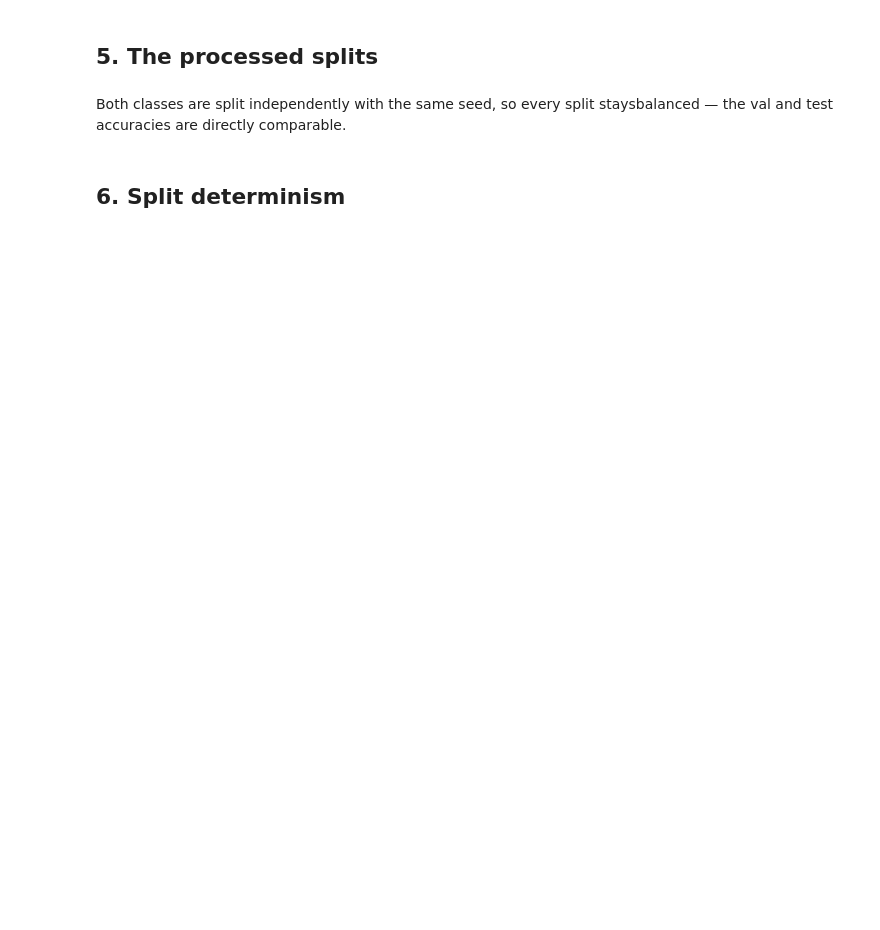
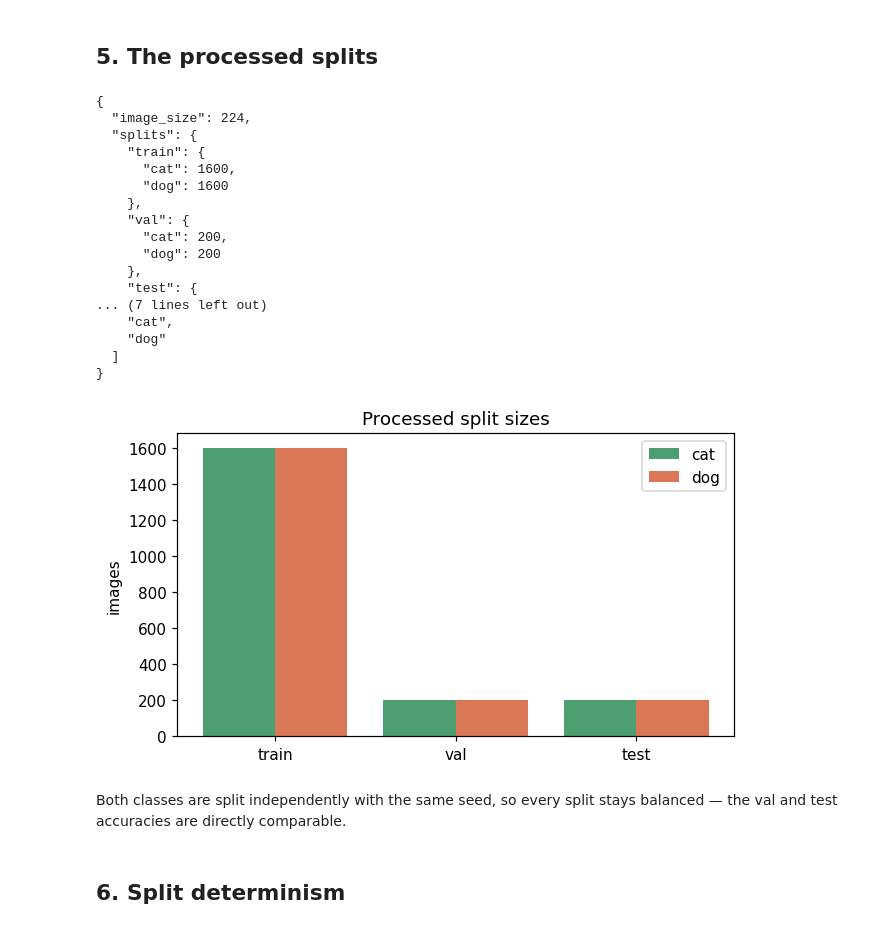
Before and after one commit to krupashankarsugi/mlops-assignment-2, a Jupyter notebook: notebooks/01_eda.ipynb, the cells around one changed output. Drawn from its saved outputs; the diff is of its cells as text; code cells hidden in the pictures; blank space fills up the shorter version.

```diff
--- a/notebooks/01_eda.ipynb
+++ b/notebooks/01_eda.ipynb
@@ -25,5 +117,41 @@ fig, axes = plt.subplots(2, 6, figsize=(14, 5))for row, cls in enumerate(raw_cou
 # %% [markdown]
 ## 5. The processed splits
 # %%
-stats_path = PROCESSED / "dataset_stats.json"if stats_path.exists():    stats = json.loads(stats_path.read_text())    print(json.dumps(stats, indent=2))    splits = stats["splits"]    labels = list(splits)    cats = [splits[s].get("cat", 0) for s in labels]    dogs = [splits[s].get("dog", 0) for s in labels]    x = np.arange(len(labels))    fig, ax = plt.subplots(figsize=(6, 3.5))    ax.bar(x - 0.2, cats, 0.4, label="cat", color="#4C9F70")    ax.bar(x + 0.2, dogs, 0.4, label="dog", color="#D97757")    ax.set_xticks(x, labels); ax.set(ylabel="images", title="Processed split sizes")    ax.legend(); plt.tight_layout(); plt.show()else:    print("Run `python -m src.data.preprocess` first.")
+stats_path = PROCESSED / "dataset_stats.json"
+if stats_path.exists():
+    stats = json.loads(stats_path.read_text())
+    print(json.dumps(stats, indent=2))
+
+    splits = stats["splits"]
+    labels = list(splits)
+    cats = [splits[s].get("cat", 0) for s in labels]
+    dogs = [splits[s].get("dog", 0) for s in labels]
+    x = np.arange(len(labels))
+
+    fig, ax = plt.subplots(figsize=(6, 3.5))
+    ax.bar(x - 0.2, cats, 0.4, label="cat", color="#4C9F70")
+    ax.bar(x + 0.2, dogs, 0.4, label="dog", color="#D97757")
+    ax.set_xticks(x, labels); ax.set(ylabel="images", title="Processed split sizes")
+    ax.legend(); plt.tight_layout(); plt.show()
+else:
+    print("Run `python -m src.data.preprocess` first.")
+# %% [output]
+{
+  "image_size": 224,
+  "splits": {
+    "train": {
+      "cat": 1600,
+      "dog": 1600
+    },
+    "val": {
+      "cat": 200,
+      "dog": 200
+    },
+    "test": {
+... (7 lines left out)
+    "cat",
+    "dog"
+  ]
+}
+[figure, added]
 # %% [markdown]
```
Also changed, not shown: parts of 8 cells of this notebook, 1 other file.
